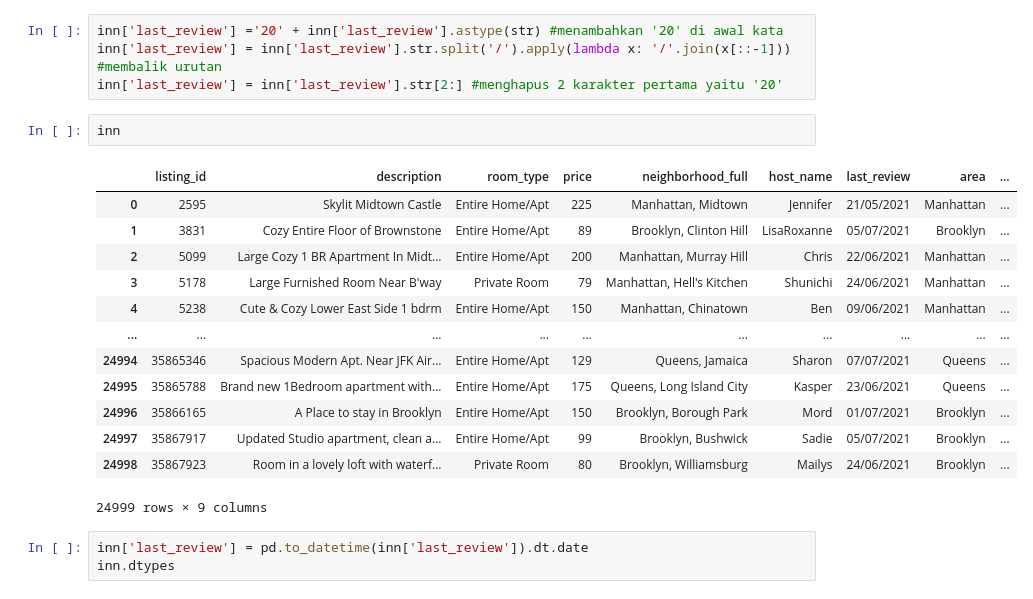
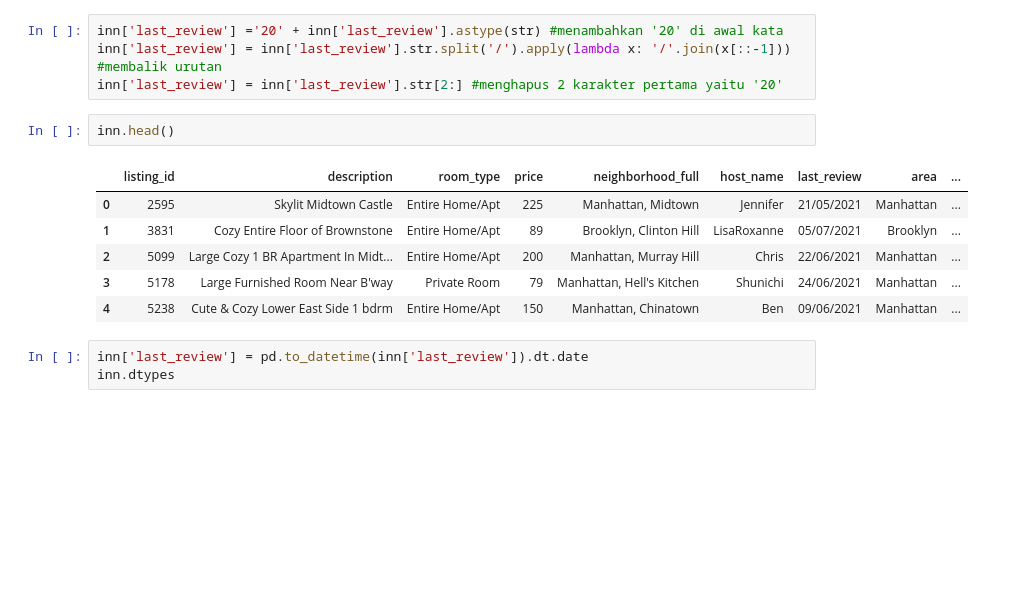
Before and after one commit to fedyrahmatullah/Dashboard-Data-of-NYC-Airbnb, a Jupyter notebook: Inn_Data_Cleaning.ipynb, the cells around one changed output. Saved outputs shown, nothing was run; the diff lists cells and outputs as text; blank space fills up the shorter version.

```diff
--- a/Inn_Data_Cleaning.ipynb
+++ b/Inn_Data_Cleaning.ipynb
@@ -208,21 +189,14 @@ inn['last_review'] ='20' + inn['last_review'].astype(str) #menambahkan '20' di a
 inn['last_review'] = inn['last_review'].str.split('/').apply(lambda x: '/'.join(x[::-1])) #membalik urutan
 inn['last_review'] = inn['last_review'].str[2:] #menghapus 2 karakter pertama yaitu '20'
 # %%
-inn
+inn.head()
 # %% [output]
 |  | listing_id | description | room_type | price | neighborhood_full | host_name | last_review | area | ... |
 | 0 | 2595 | Skylit Midtown Castle | Entire Home/Apt | 225 | Manhattan, Midtown | Jennifer | 21/05/2021 | Manhattan | ... |
 | 1 | 3831 | Cozy Entire Floor of Brownstone | Entire Home/Apt | 89 | Brooklyn, Clinton Hill | LisaRoxanne | 05/07/2021 | Brooklyn | ... |
 | 2 | 5099 | Large Cozy 1 BR Apartment In Midt... | Entire Home/Apt | 200 | Manhattan, Murray Hill | Chris | 22/06/2021 | Manhattan | ... |
 | 3 | 5178 | Large Furnished Room Near B'way | Private Room | 79 | Manhattan, Hell's Kitchen | Shunichi | 24/06/2021 | Manhattan | ... |
 | 4 | 5238 | Cute & Cozy Lower East Side 1 bdrm | Entire Home/Apt | 150 | Manhattan, Chinatown | Ben | 09/06/2021 | Manhattan | ... |
-| ... | ... | ... | ... | ... | ... | ... | ... | ... | ... |
-| 24994 | 35865346 | Spacious Modern Apt. Near JFK Air... | Entire Home/Apt | 129 | Queens, Jamaica | Sharon | 07/07/2021 | Queens | ... |
-| 24995 | 35865788 | Brand new 1Bedroom apartment with... | Entire Home/Apt | 175 | Queens, Long Island City | Kasper | 23/06/2021 | Queens | ... |
-| 24996 | 35866165 | A Place to stay in Brooklyn | Entire Home/Apt | 150 | Brooklyn, Borough Park | Mord | 01/07/2021 | Brooklyn | ... |
-| 24997 | 35867917 | Updated Studio apartment, clean a... | Entire Home/Apt | 99 | Brooklyn, Bushwick | Sadie | 05/07/2021 | Brooklyn | ... |
-| 24998 | 35867923 | Room in a lovely loft with waterf... | Private Room | 80 | Brooklyn, Williamsburg | Mailys | 24/06/2021 | Brooklyn | ... |
-24999 rows × 9 columns
 # %%
 inn['last_review'] = pd.to_datetime(inn['last_review']).dt.date
 inn.dtypes
```
Also changed, not shown: parts of 7 cells of this notebook, 2 other files.
